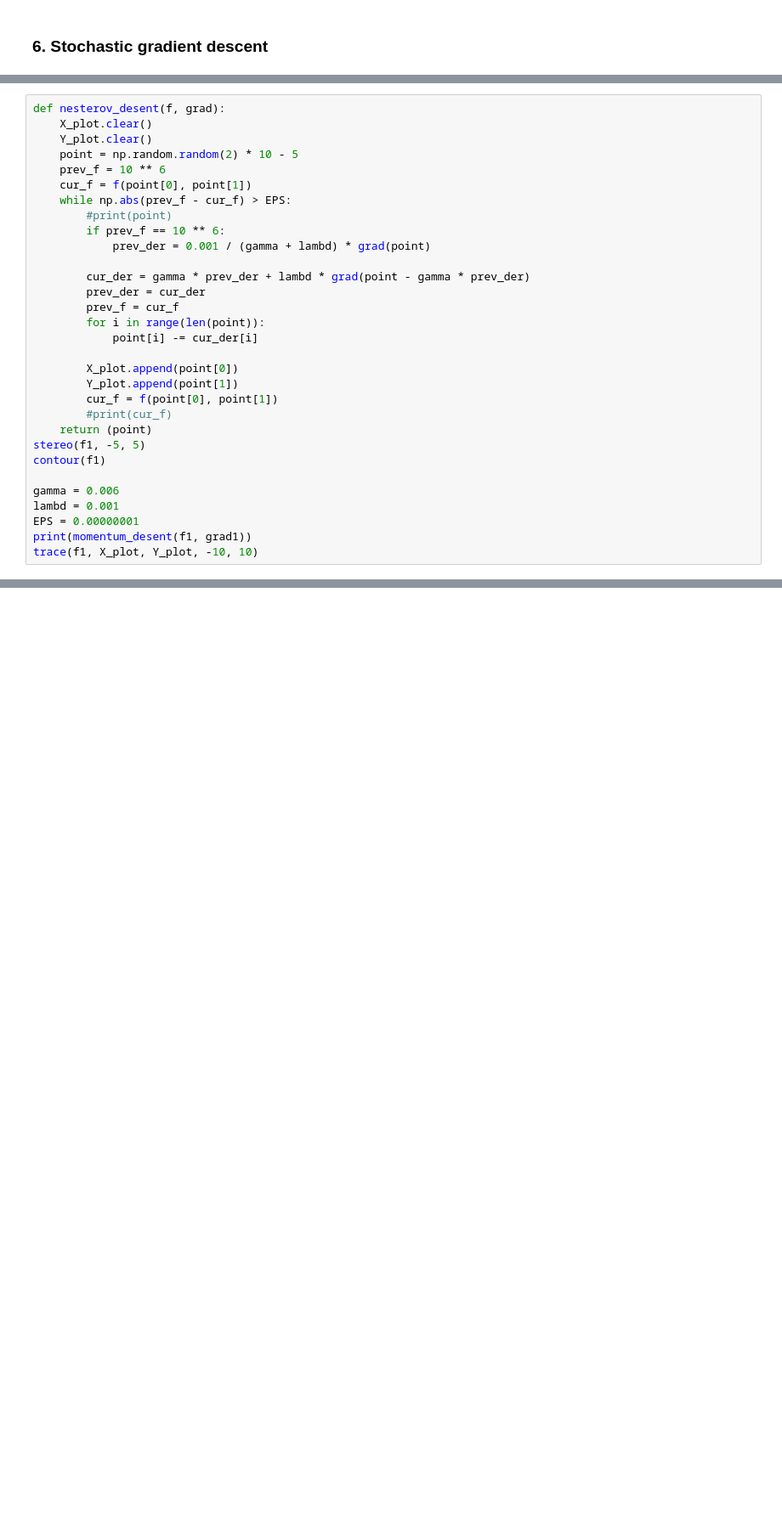
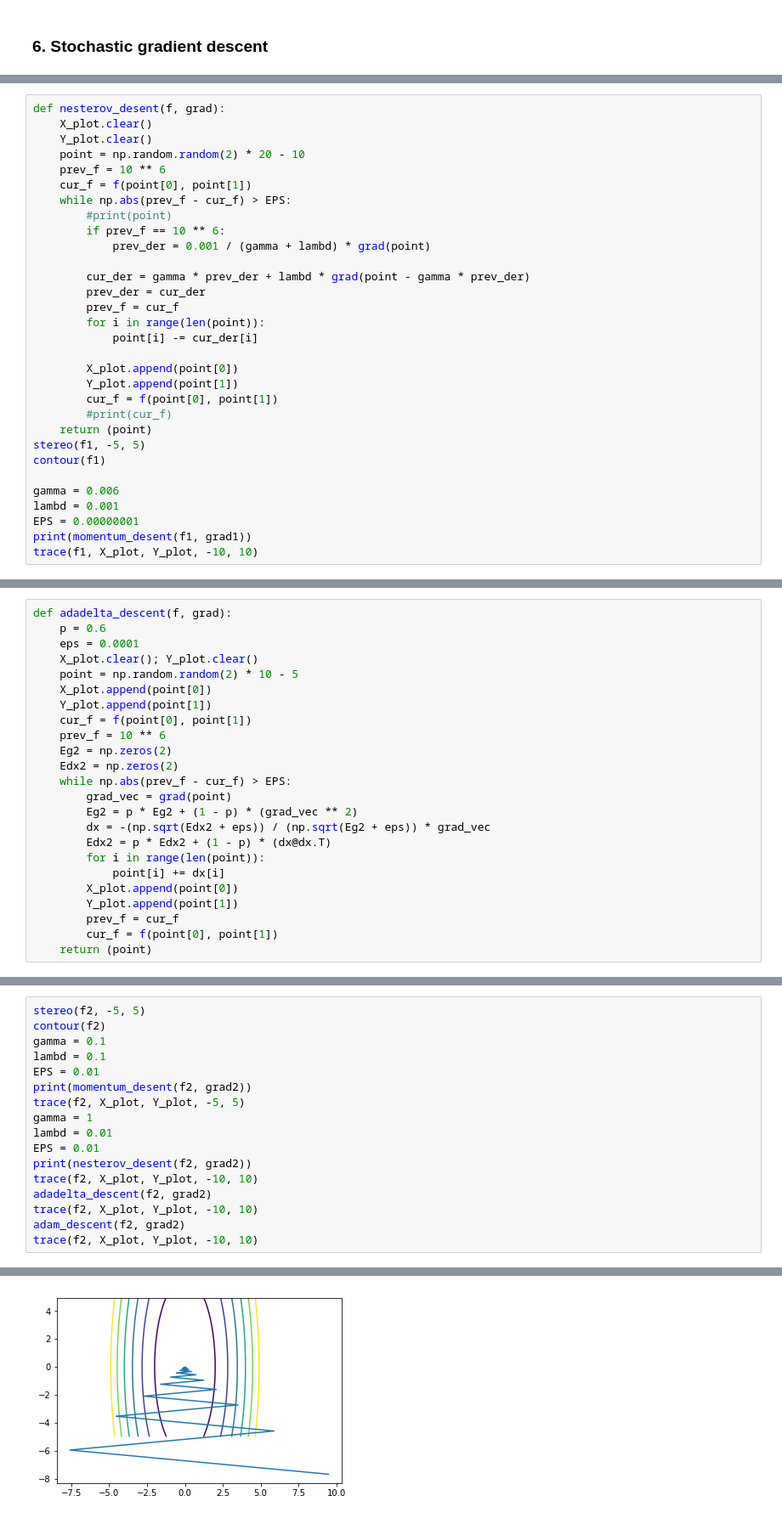
Before and after one commit to mnkonkova/ML, a Jupyter notebook: lab-1.ipynb, the cells around one changed output, grey strips where cells are left out. Shown at 85% size. Drawn from its saved outputs; the diff is of its cells as text; blank space fills up the shorter version.

```diff
--- a/lab-1.ipynb
+++ b/lab-1.ipynb
@@ -904,7 +909,7 @@ so we find gradient at the point which moment will move us.
 def nesterov_desent(f, grad):
     X_plot.clear()
     Y_plot.clear()
-    point = np.random.random(2) * 10 - 5
+    point = np.random.random(2) * 20 - 10
     prev_f = 10 ** 6
     cur_f = f(point[0], point[1])
     while np.abs(prev_f - cur_f) > EPS:
@@ -969,3 +974,27 @@ where $0< \gamma < 1$ - smoothing factor
 #### Papers
 1. [Adadelta (2012)](https://arxiv.org/pdf/1212.5701.pdf)
 2. [Adam (2015)](https://arxiv.org/pdf/1412.6980.pdf)
+# %%
+def adadelta_descent(f, grad):
+    p = 0.6
+    eps = 0.0001
+    X_plot.clear(); Y_plot.clear()
+    point = np.random.random(2) * 10 - 5
+    X_plot.append(point[0])
+    Y_plot.append(point[1])
+    cur_f = f(point[0], point[1])
+    prev_f = 10 ** 6
+    Eg2 = np.zeros(2)
+    Edx2 = np.zeros(2)
+    while np.abs(prev_f - cur_f) > EPS:
+        grad_vec = grad(point)
+        Eg2 = p * Eg2 + (1 - p) * (grad_vec ** 2)
+        dx = -(np.sqrt(Edx2 + eps)) / (np.sqrt(Eg2 + eps)) * grad_vec
+        Edx2 = p * Edx2 + (1 - p) * (dx@dx.T)
+        for i in range(len(point)):
+            point[i] += dx[i]
+        X_plot.append(point[0])
+        Y_plot.append(point[1])
+        prev_f = cur_f
+        cur_f = f(point[0], point[1])
+    return (point)
@@ -971,0 +1031,18 @@ where $0< \gamma < 1$ - smoothing factor
+# %%
+stereo(f2, -5, 5)
+contour(f2)
+gamma = 0.1
+lambd = 0.1
+EPS = 0.01
+print(momentum_desent(f2, grad2))
+trace(f2, X_plot, Y_plot, -5, 5)
+gamma = 1
+lambd = 0.01
+EPS = 0.01
+print(nesterov_desent(f2, grad2))
+trace(f2, X_plot, Y_plot, -10, 10)
+adadelta_descent(f2, grad2)
+trace(f2, X_plot, Y_plot, -10, 10)
+adam_descent(f2, grad2)
+trace(f2, X_plot, Y_plot, -10, 10)
+# %% [output]
@@ -971,0 +1052 @@ where $0< \gamma < 1$ - smoothing factor
+[figure, added]
```
Also changed, not shown: parts of 13 cells of this notebook.
